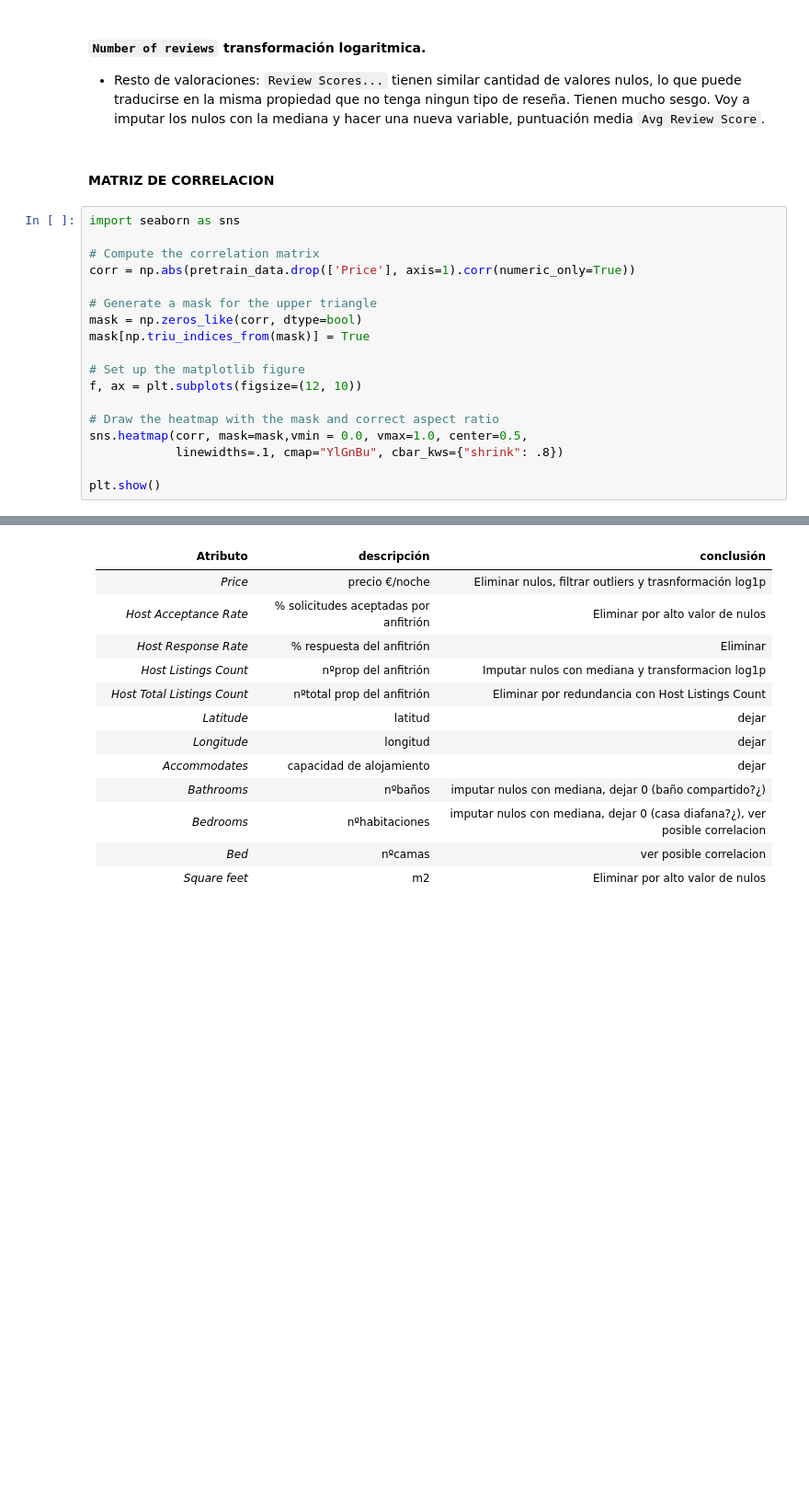
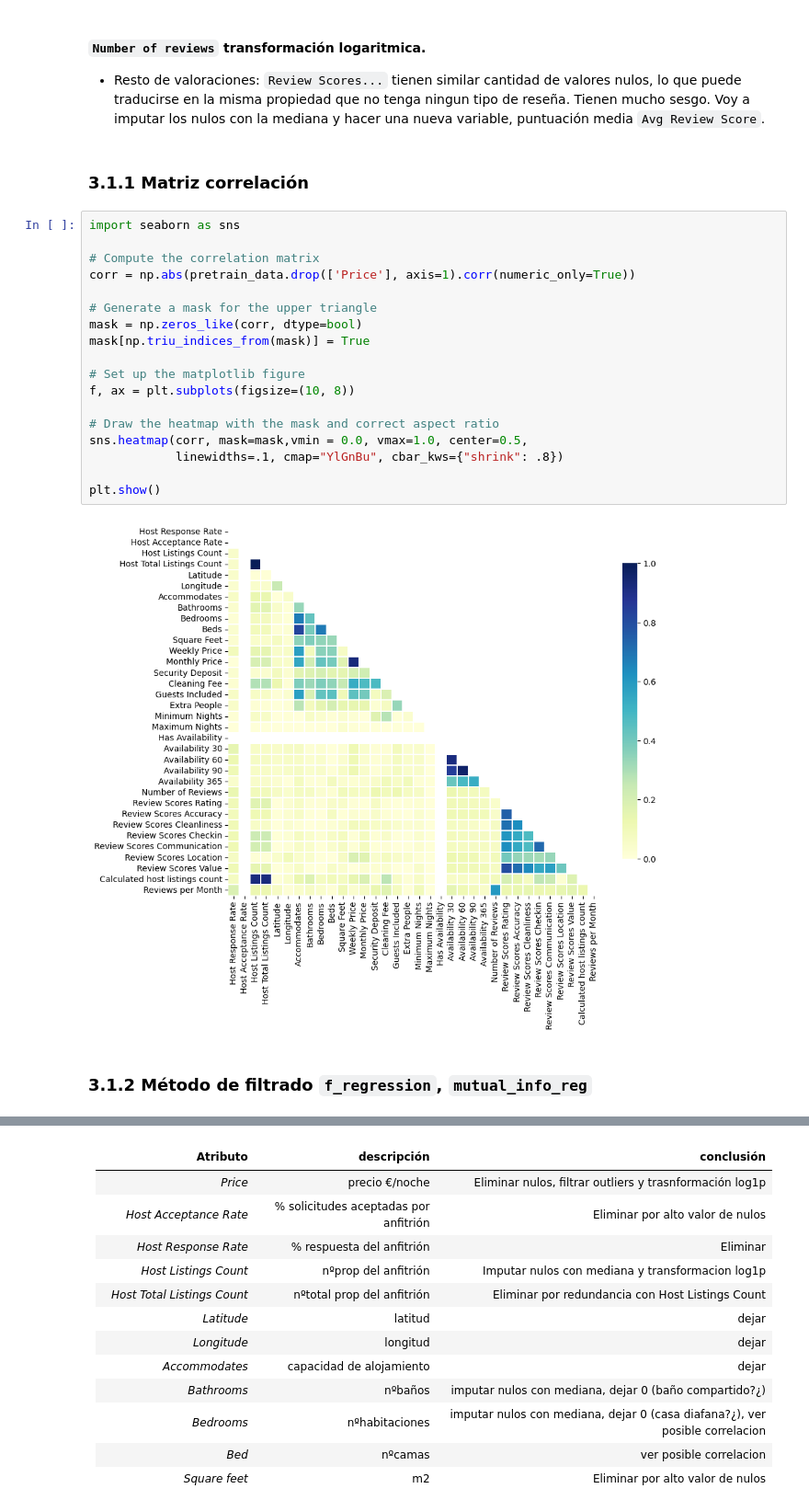
Before and after one commit to mariaeugenia-alvarez/hands-on-coding-machine-learning-project, a Jupyter notebook: ml-airbnb.ipynb, the cells around one changed output, grey strips where cells are left out. Shown at 92% size. Saved outputs shown, nothing was run; the diff lists cells and outputs as text; blank space fills up the shorter version.

```diff
--- a/ml-airbnb.ipynb
+++ b/ml-airbnb.ipynb
@@ -393,22 +393,26 @@ plt.show()
 
 - Resto de valoraciones: `Review Scores...` tienen similar cantidad de valores nulos, lo que puede traducirse en la misma propiedad que no tenga ningun tipo de reseña. Tienen mucho sesgo. Voy a imputar los nulos con la mediana y hacer una nueva variable, puntuación media `Avg Review Score`.
 # %% [markdown]
-#### MATRIZ DE CORRELACION
+### 3.1.1 Matriz correlación
 # %%
 import seaborn as sns
 
 # Compute the correlation matrix
 corr = np.abs(pretrain_data.drop(['Price'], axis=1).corr(numeric_only=True))
 
 # Generate a mask for the upper triangle
 mask = np.zeros_like(corr, dtype=bool)
 mask[np.triu_indices_from(mask)] = True
 
 # Set up the matplotlib figure
-f, ax = plt.subplots(figsize=(12, 10))
+f, ax = plt.subplots(figsize=(10, 8))
 
 # Draw the heatmap with the mask and correct aspect ratio
 sns.heatmap(corr, mask=mask,vmin = 0.0, vmax=1.0, center=0.5,
             linewidths=.1, cmap="YlGnBu", cbar_kws={"shrink": .8})
 
 plt.show()
+# %% [output]
+[figure, added]
+# %% [markdown]
+### 3.1.2 Método de filtrado `f_regression`, `mutual_info_reg`
```
Also changed, not shown: parts of 30 cells of this notebook.
